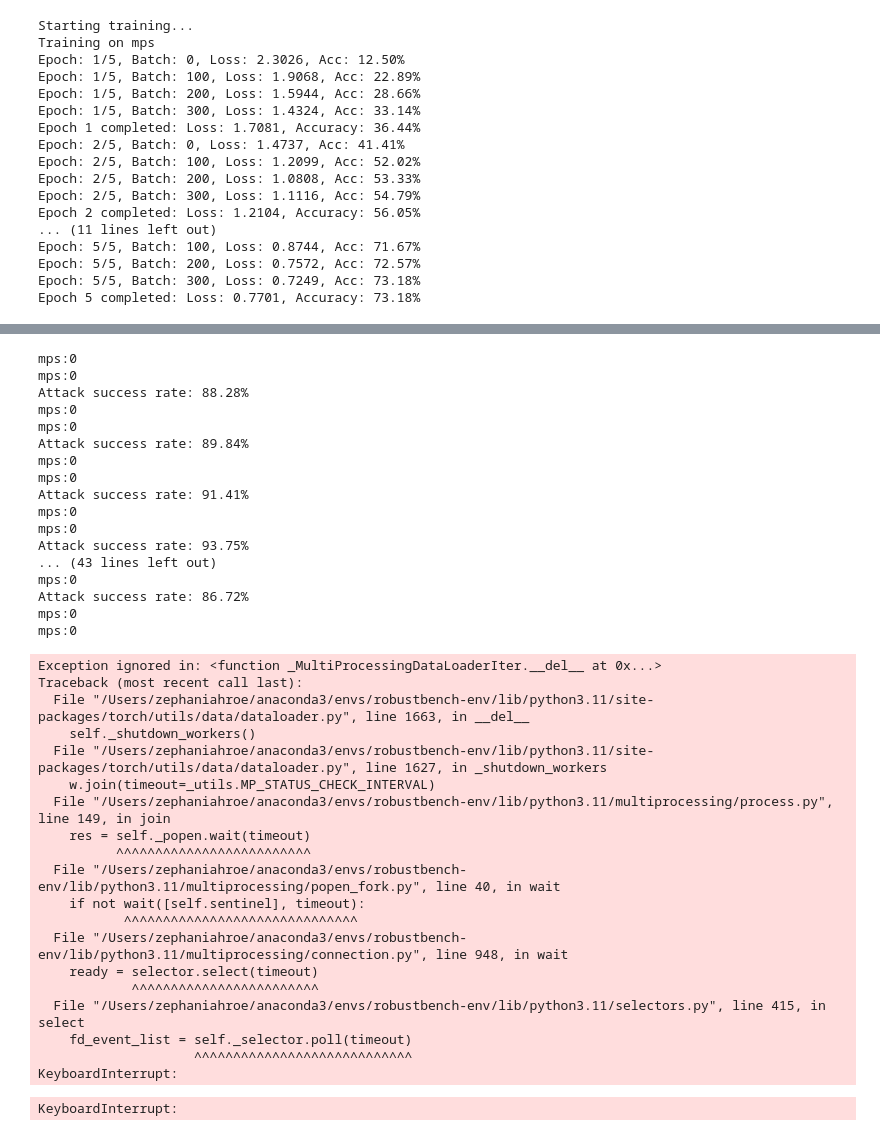
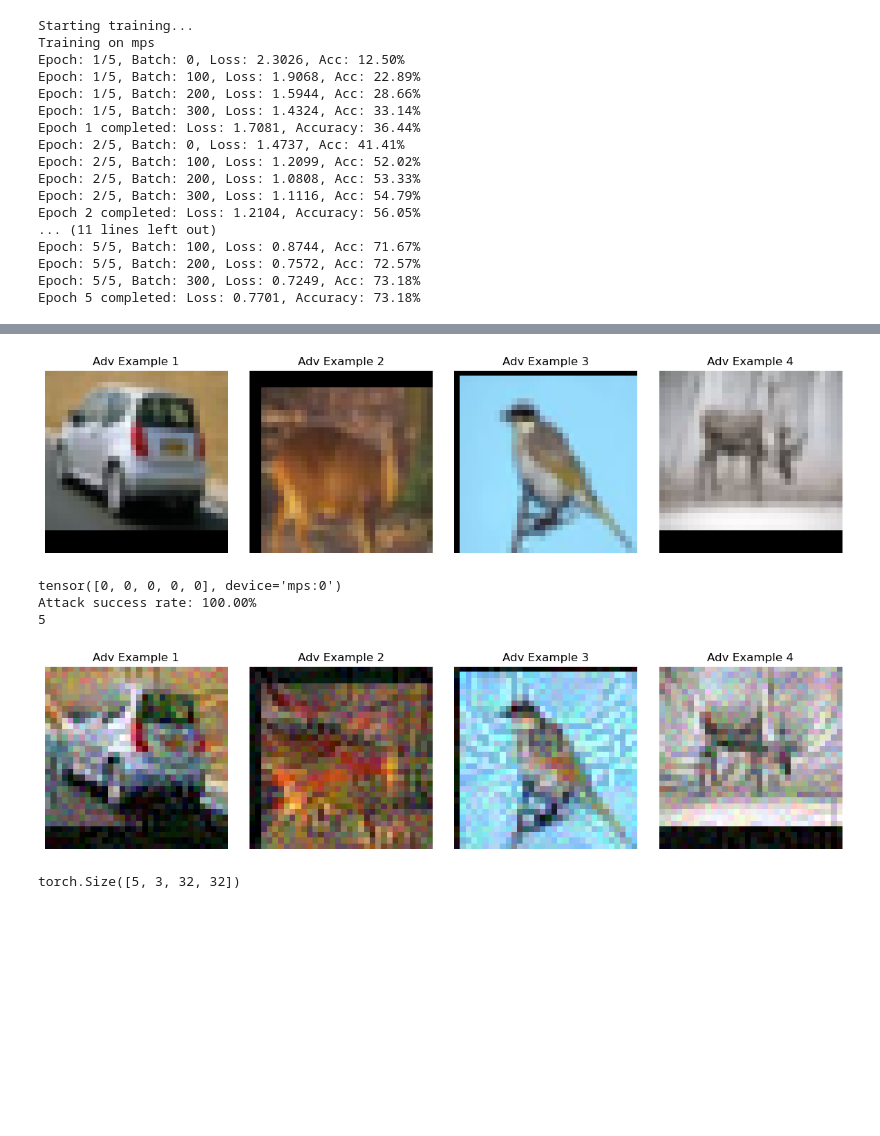
Before and after one commit to zroe1/gradient-routing, a Jupyter notebook: adversarial_examples/main.ipynb, the cells around one changed output, grey strips where cells are left out. Drawn from its saved outputs; the diff is of its cells as text; code cells hidden in the pictures; blank space fills up the shorter version.

Commit message:
finally some targeted adversarial attacks

```diff
--- a/adversarial_examples/main.ipynb
+++ b/adversarial_examples/main.ipynb
@@ -66,13 +66,11 @@ def load_cifar10():
         transforms.RandomHorizontalFlip(p=0.5),
         transforms.RandomCrop(32, padding=4),
         transforms.ToTensor(),
-        transforms.Normalize((0.485, 0.456, 0.406), (0.229, 0.224, 0.225))
     ])
 
     # No augmentation for test
     test_transform = transforms.Compose([
         transforms.ToTensor(),
-        transforms.Normalize((0.485, 0.456, 0.406), (0.229, 0.224, 0.225))
     ])
 
     # Load datasets
@@ -268,68 +310,51 @@ truck: 88.00%
 # %%
-
-
 # Simple setup - no complex preprocessing nonsense
 model = model.to('mps')
 model.eval()
 device = 'mps'
 
 # Create attacks
-fgsm = torchattacks.FGSM(model, eps=8/255)
-pgd = torchattacks.PGD(model, eps=8/255, alpha=2/255, steps=10)
+fgsm = torchattacks.FGSM(model, eps=50/255)
+fgsm.set_mode_targeted_by_label(quiet=True)
+pgd = torchattacks.PGD(model, eps=32/255, alpha=2/255, steps=40)
+pgd.set_mode_targeted_by_label(quiet=True)
 cw = torchattacks.CW(model, c=1, kappa=0, steps=50)
+cw.set_mode_targeted_by_label(quiet=True)
 autoattack = torchattacks.AutoAttack(model, eps=8/255)
+
+
+adv_images = []
 
 # Use your normal data loader (with whatever preprocessing your model expects)
 for images, labels in trainloader:
-    images, labels = images.to(device), labels.to(device)
+    images, labels = images.to(device)[:5], labels.to(device)[:5]
+    show_adv_examples(images)
 
     # Generate adversarial examples
-    adv_images = pgd(images, labels)
+    target_labels = torch.zeros_like(labels)
+    adv_images = pgd(images, target_labels)
 
     # Evaluate
     with torch.no_grad():
         outputs = model(adv_images.to(device))
-        print(outputs.device)
+        # print(outputs.device)
         _, predicted = torch.max(outputs, 1)
-        print(predicted.device)
+        print(predicted)
+        # print(predicted.device)
 
-    success_rate = (predicted != labels).float().mean()
+    success_rate = (predicted == target_labels).float().mean()
     print(f'Attack success rate: {success_rate:.2%}')
+    print(len(labels))
+    break
+
+show_adv_examples(adv_images)
 # %% [output]
+[figure, added]
-mps:0
-mps:0
-Attack success rate: 88.28%
-mps:0
-mps:0
-Attack success rate: 89.84%
-mps:0
-mps:0
-Attack success rate: 91.41%
-mps:0
-mps:0
-Attack success rate: 93.75%
-... (43 lines left out)
-mps:0
-Attack success rate: 86.72%
-mps:0
-mps:0
+tensor([0, 0, 0, 0, 0], device='mps:0')
+Attack success rate: 100.00%
+5
-Exception ignored in: <function _MultiProcessingDataLoaderIter.__del__ at 0x...>
-Traceback (most recent call last):
-  File "/Users/zephaniahroe/anaconda3/envs/robustbench-env/lib/python3.11/site-packages/torch/utils/data/dataloader.py", line 1663, in __del__
-    self._shutdown_workers()
-  File "/Users/zephaniahroe/anaconda3/envs/robustbench-env/lib/python3.11/site-packages/torch/utils/data/dataloader.py", line 1627, in _shutdown_workers
-    w.join(timeout=_utils.MP_STATUS_CHECK_INTERVAL)
-  File "/Users/zephaniahroe/anaconda3/envs/robustbench-env/lib/python3.11/multiprocessing/process.py", line 149, in join
-    res = self._popen.wait(timeout)
-          ^^^^^^^^^^^^^^^^^^^^^^^^^
-  File "/Users/zephaniahroe/anaconda3/envs/robustbench-env/lib/python3.11/multiprocessing/popen_fork.py", line 40, in wait
-    if not wait([self.sentinel], timeout):
-           ^^^^^^^^^^^^^^^^^^^^^^^^^^^^^^
-  File "/Users/zephaniahroe/anaconda3/envs/robustbench-env/lib/python3.11/multiprocessing/connection.py", line 948, in wait
-    ready = selector.select(timeout)
-            ^^^^^^^^^^^^^^^^^^^^^^^^
-  File "/Users/zephaniahroe/anaconda3/envs/robustbench-env/lib/python3.11/selectors.py", line 415, in select
-    fd_event_list = self._selector.poll(timeout)
-                    ^^^^^^^^^^^^^^^^^^^^^^^^^^^^
-KeyboardInterrupt:
-KeyboardInterrupt:
+[figure, added]
+# %%
+adv_images.shape
+# %% [output]
+torch.Size([5, 3, 32, 32])
```
Also changed, not shown: parts of 5 cells of this notebook.
